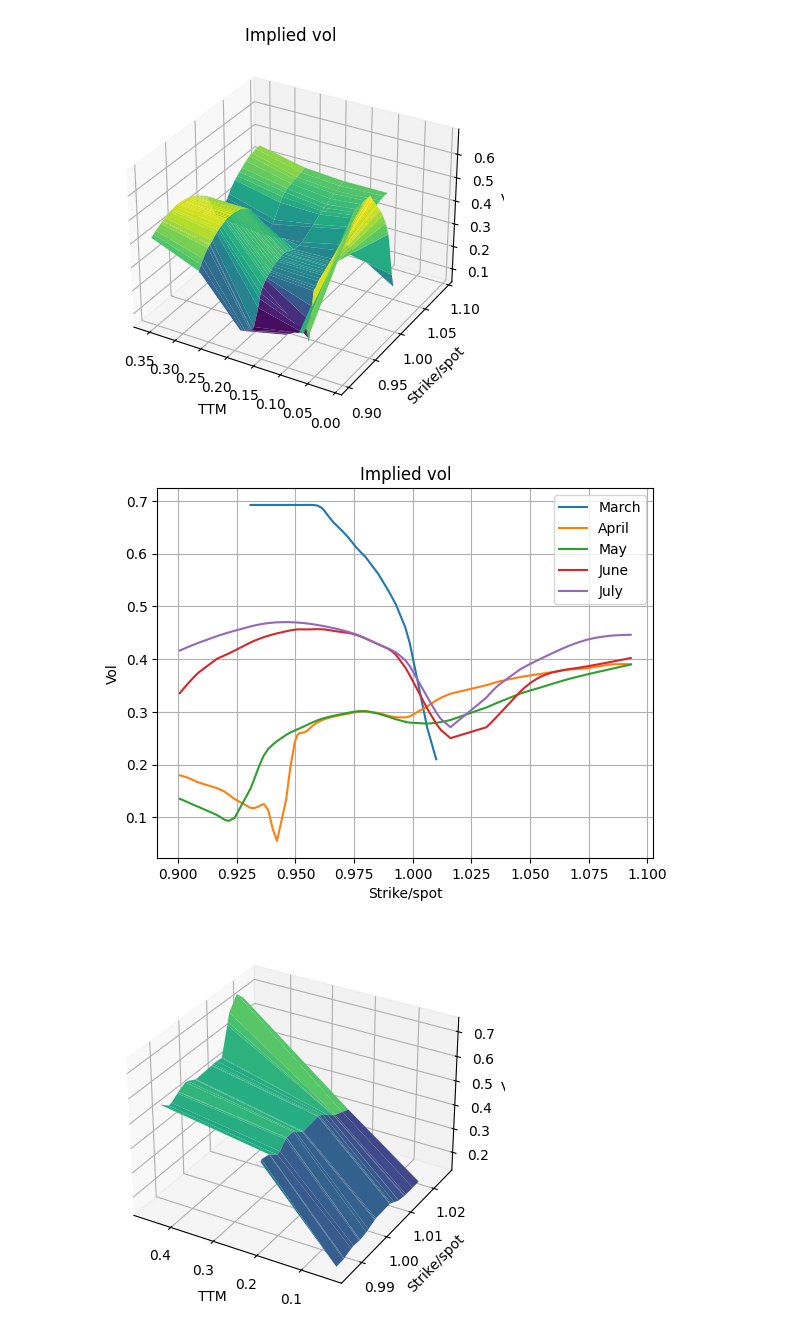
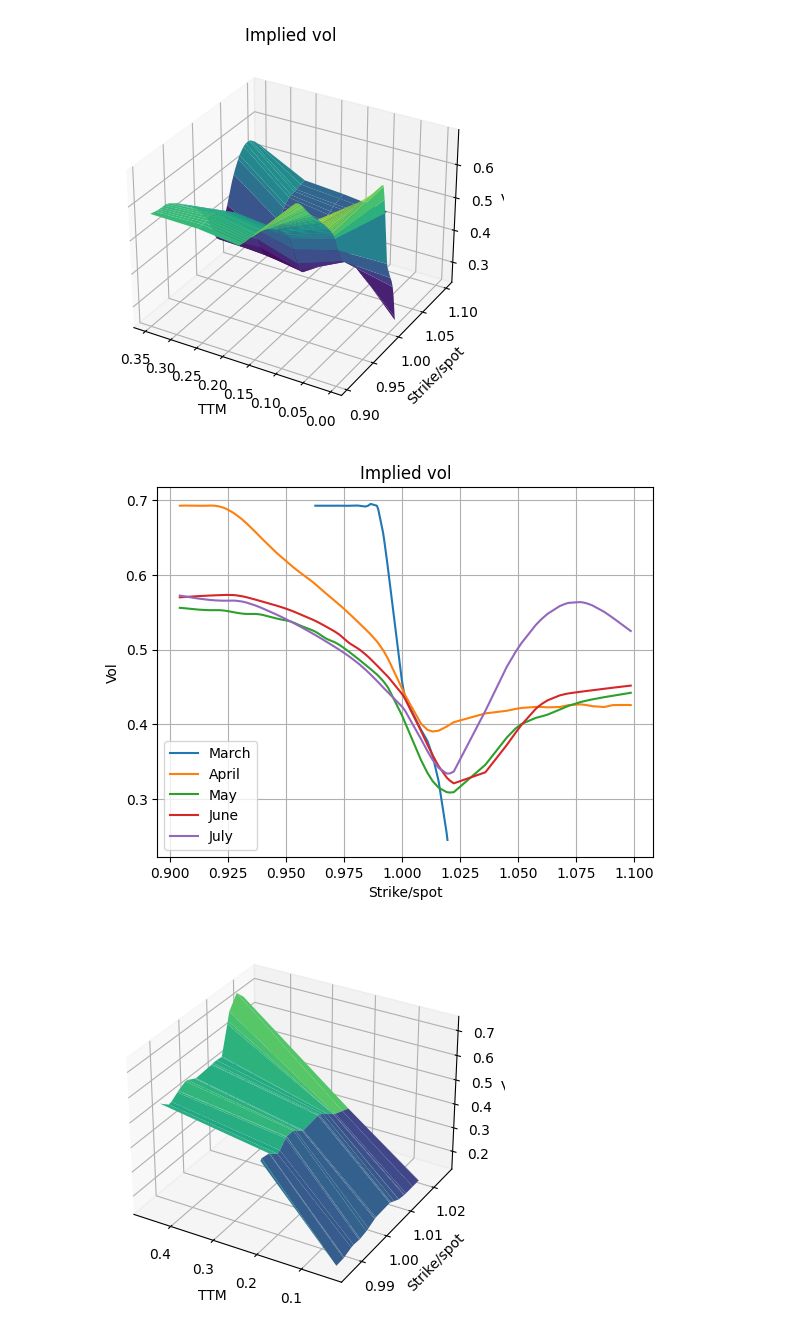
Before and after one commit to yaskev/mipt-thesis, a Jupyter notebook: double_net_pricer/surface/vol_surface.ipynb, the cells around one changed output. Drawn from its saved outputs; the diff is of its cells as text; code cells hidden in the pictures.

Commit message:
Add surfaces for 26 March

```diff
--- a/double_net_pricer/surface/vol_surface.ipynb
+++ b/double_net_pricer/surface/vol_surface.ipynb
@@ -24,11 +24,17 @@ prefix = ''
 # june_df = pd.read_csv(f'{prefix}28_06_24_v2.csv')
 # july_df = pd.read_csv(f'{prefix}31_07_24_v2.csv')
 
-march_df = pd.read_csv(f'{prefix}28_03_24_v3.csv')
-april_df = pd.read_csv(f'{prefix}30_04_24_v3.csv')
-may_df = pd.read_csv(f'{prefix}31_05_24_v3.csv')
-june_df = pd.read_csv(f'{prefix}28_06_24_v3.csv')
-july_df = pd.read_csv(f'{prefix}31_07_24_v3.csv')
+# march_df = pd.read_csv(f'{prefix}28_03_24_v3.csv')
+# april_df = pd.read_csv(f'{prefix}30_04_24_v3.csv')
+# may_df = pd.read_csv(f'{prefix}31_05_24_v3.csv')
+# june_df = pd.read_csv(f'{prefix}28_06_24_v3.csv')
+# july_df = pd.read_csv(f'{prefix}31_07_24_v3.csv')
+
+march_df = pd.read_csv(f'{prefix}28_03_24_v4.csv')
+april_df = pd.read_csv(f'{prefix}30_04_24_v4.csv')
+may_df = pd.read_csv(f'{prefix}31_05_24_v4.csv')
+june_df = pd.read_csv(f'{prefix}28_06_24_v4.csv')
+july_df = pd.read_csv(f'{prefix}31_07_24_v4.csv')
 
 
 ttms = np.array([march_df.loc[0, 'ttm'], april_df.loc[0, 'ttm'], may_df.loc[0, 'ttm'], june_df.loc[0, 'ttm'], july_df.loc[0, 'ttm']])
@@ -48,35 +54,35 @@ strikes = {
 }
 
 unique_strikes = set(pd.concat([march_df['strike_spot_ratio'], april_df['strike_spot_ratio'], may_df['strike_spot_ratio'], june_df['strike_spot_ratio'], july_df['strike_spot_ratio']]))
 
 unique_strikes = np.array(sorted(list(unique_strikes)))
 unique_strikes = unique_strikes[unique_strikes < 1.1]
 unique_strikes = unique_strikes[unique_strikes > 0.9]
 
 grids = []
 for month, df in strikes.items():
     new_grid = griddata((df['strike_spot_ratio'].to_numpy(),), df['predicted_vol'].to_numpy(), (unique_strikes,), method='cubic')
     grids.append(new_grid)
 
 X_grid, Y_grid = np.meshgrid(ttms, unique_strikes)
 vols = np.vstack(grids).T
 
 fig = plt.figure()
 ax = fig.add_subplot(111, projection='3d')
 ax.invert_xaxis()
 
 ax.plot_surface(X_grid, Y_grid, vols, cmap='viridis')
 
 ax.set_xlabel('TTM')
 ax.set_ylabel('Strike/spot')
 ax.set_zlabel('Vol')
 
 ax.set_title('Implied vol')
 
 # plt.show()
-plt.savefig('vol_surface_22_03_24.svg')
+plt.savefig('vol_surface_26_03_24.svg')
 # %% [output]
-[figure, old version]
+[figure, new version]
 # %%
 for i, grid in enumerate(grids):
     plt.plot(unique_strikes, grid, label=list(strikes.keys())[i])
@@ -87,9 +93,9 @@ plt.ylabel('Vol')
 plt.title('Implied vol')
 plt.legend()
 
-plt.savefig('vol_surface_22_03_24_2D.svg')
+plt.savefig('vol_surface_26_03_24_2D.svg')
 # %% [output]
-[figure, old version]
+[figure, new version]
 # %%
 # WTI OIL
 # %%
```
Also changed, not shown: 3 other files.
